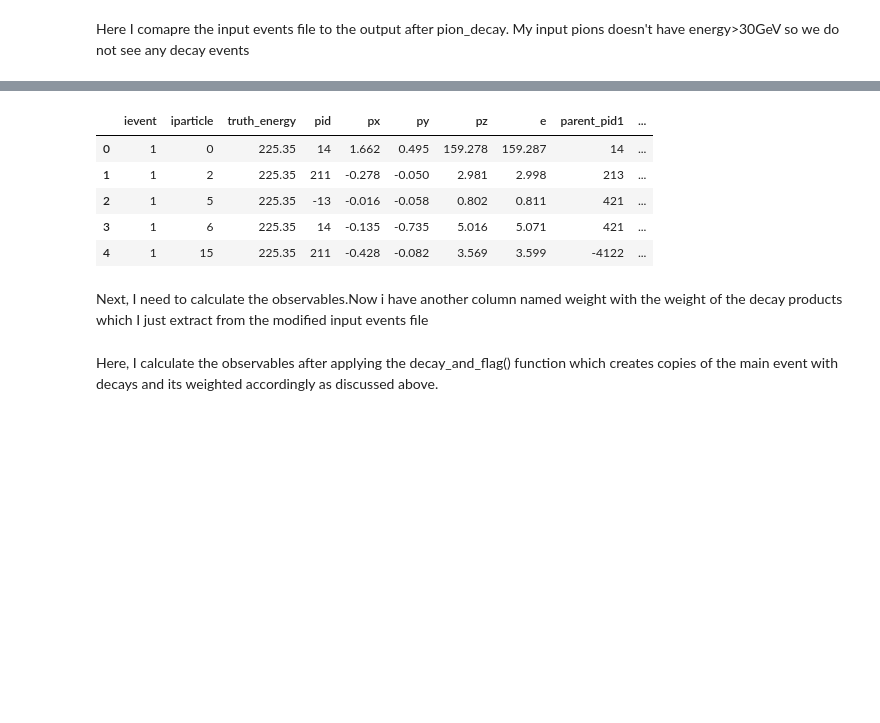
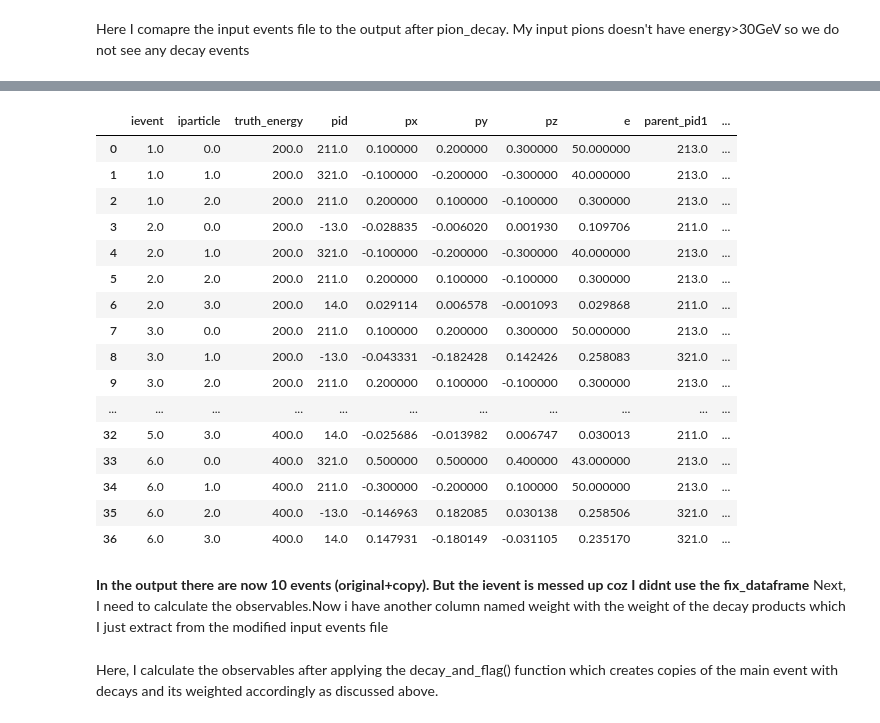
Before and after one commit to JyotismitaAdhikary/Mu_col_nu_portal, a Jupyter notebook: pion_decay.ipynb, the cells around one changed output, grey strips where cells are left out. Saved outputs shown, nothing was run; the diff lists cells and outputs as text; code cells hidden in the pictures; blank space fills up the shorter version.

```diff
--- a/pion_decay.ipynb
+++ b/pion_decay.ipynb
@@ -13,4 +35,4 @@ from vectors import LorentzVector, Vector3D
 # %%
-data = pd.read_csv("output_events_pion/events_225.35.csv.zip")
+data = pd.read_csv("output_events_pion/events_1000.csv.zip")
 print(data)
 # %% [output]
@@ -130,2 +107,43 @@ def decay_kaon(px, py, pz, e):
+# %%
+
+
+def decay_meson(px, py, pz, e, pid):
+    """Simulate two-body decay of a pion (PID=211) or kaon (PID=321) into mu+ and neutrino."""
+
+    # Define masses based on PID
+    mass_dict = {
+        211: 0.13957,  # Pion+
+        321: 0.49367   # Kaon+
+    }
+
+    branching_fraction = {211: 0.99, 321: 0.63}
+    c_tau_values = {211: 7.8, 321: 3.71}
+
+    muon_mass = 0.10566  # GeV/c^2
+    neutrino_mass = 0.0  # GeV/c^2 (assumed negligible)
+    detector_distance =10    ###Distance to detector in meters
+
+
+    c_tau = c_tau_values[pid]
+
+    particle_mass = mass_dict[pid]
+
+
+
+    # Particle 4-momentum
+    p4_particle = LorentzVector(px, py, pz, e)
+
+    #Decay probability calculation
+    gamma = e / particle_mass
+
+    mean_decay_length = c_tau * gamma
+
+    decay_probability = (1 - np.exp(-detector_distance / mean_decay_length))*branching_fraction[pid]
+
+
+    # Perform the decay
+    muon, neutrino = twobody_decay(p4_particle, particle_mass, muon_mass, neutrino_mass)
+
+    return muon, neutrino, decay_probability
 # %% [markdown]
 Next, in the events dataframe I introduce first of all the decay products. I also introduce another column called weight which has entries 1 for all other particles and 1 - $exp(-L/c\tau\times\gamma)$ for the products.
@@ -272,7 +232,7 @@ def decay_and_flag(data, detector_distance):
 # %% [markdown]
 Here I comapre the input events file to the output after pion_decay. My input pions doesn't have energy>30GeV so we do not see any decay events
 # %%
-data = pd.read_csv("output_events_pion/events_225.35.csv.zip")
+data = pd.read_csv("output_events_pion/events_1000.csv.zip")
 print(data)
 decay_and_flag(data, detector_distance=10)
 # %% [output]
@@ -292,10 +256,22 @@ decay_and_flag(data, detector_distance=10)
 |  | ievent | iparticle | truth_energy | pid | px | py | pz | e | parent_pid1 | ... |
-| 0 | 1 | 0 | 225.35 | 14 | 1.662 | 0.495 | 159.278 | 159.287 | 14 | ... |
-| 1 | 1 | 2 | 225.35 | 211 | -0.278 | -0.050 | 2.981 | 2.998 | 213 | ... |
-| 2 | 1 | 5 | 225.35 | -13 | -0.016 | -0.058 | 0.802 | 0.811 | 421 | ... |
-| 3 | 1 | 6 | 225.35 | 14 | -0.135 | -0.735 | 5.016 | 5.071 | 421 | ... |
-| 4 | 1 | 15 | 225.35 | 211 | -0.428 | -0.082 | 3.569 | 3.599 | -4122 | ... |
+| 0 | 1.0 | 0.0 | 200.0 | 211.0 | 0.100000 | 0.200000 | 0.300000 | 50.000000 | 213.0 | ... |
+| 1 | 1.0 | 1.0 | 200.0 | 321.0 | -0.100000 | -0.200000 | -0.300000 | 40.000000 | 213.0 | ... |
+| 2 | 1.0 | 2.0 | 200.0 | 211.0 | 0.200000 | 0.100000 | -0.100000 | 0.300000 | 213.0 | ... |
+| 3 | 2.0 | 0.0 | 200.0 | -13.0 | -0.028835 | -0.006020 | 0.001930 | 0.109706 | 211.0 | ... |
+| 4 | 2.0 | 1.0 | 200.0 | 321.0 | -0.100000 | -0.200000 | -0.300000 | 40.000000 | 213.0 | ... |
+| 5 | 2.0 | 2.0 | 200.0 | 211.0 | 0.200000 | 0.100000 | -0.100000 | 0.300000 | 213.0 | ... |
+| 6 | 2.0 | 3.0 | 200.0 | 14.0 | 0.029114 | 0.006578 | -0.001093 | 0.029868 | 211.0 | ... |
+| 7 | 3.0 | 0.0 | 200.0 | 211.0 | 0.100000 | 0.200000 | 0.300000 | 50.000000 | 213.0 | ... |
+| 8 | 3.0 | 1.0 | 200.0 | -13.0 | -0.043331 | -0.182428 | 0.142426 | 0.258083 | 321.0 | ... |
+| 9 | 3.0 | 2.0 | 200.0 | 211.0 | 0.200000 | 0.100000 | -0.100000 | 0.300000 | 213.0 | ... |
+| ... | ... | ... | ... | ... | ... | ... | ... | ... | ... | ... |
+| 32 | 5.0 | 3.0 | 400.0 | 14.0 | -0.025686 | -0.013982 | 0.006747 | 0.030013 | 211.0 | ... |
+| 33 | 6.0 | 0.0 | 400.0 | 321.0 | 0.500000 | 0.500000 | 0.400000 | 43.000000 | 213.0 | ... |
+| 34 | 6.0 | 1.0 | 400.0 | 211.0 | -0.300000 | -0.200000 | 0.100000 | 50.000000 | 213.0 | ... |
+| 35 | 6.0 | 2.0 | 400.0 | -13.0 | -0.146963 | 0.182085 | 0.030138 | 0.258506 | 321.0 | ... |
+| 36 | 6.0 | 3.0 | 400.0 | 14.0 | 0.147931 | -0.180149 | -0.031105 | 0.235170 | 321.0 | ... |
 # %% [markdown]
+**In the output there are now 10 events (original+copy). But the ievent is messed up coz I didnt use the fix_dataframe**
 Next, I need to calculate the observables.Now i have another column named weight with the weight of the decay products which I just extract from the modified input events file
 # %%
 def fix_dataframe(data):
@@ -365,6 +344,6 @@ def calculate_observables_with_flags(data):
     observables = pd.DataFrame(events, columns=columns)
 
     return observables
-# %% [markdown]
-Here, I calculate the observables after applying the decay_and_flag() function which creates copies of the main event with decays and its weighted accordingly as discussed above.
+# %% [markdown]
+Here, I calculate the observables after applying the decay_and_flag() function which creates copies of the main event with decays and its weighted accordingly as discussed above.
 # %%
```
Also changed, not shown: parts of 17 cells of this notebook, 5 other files.
